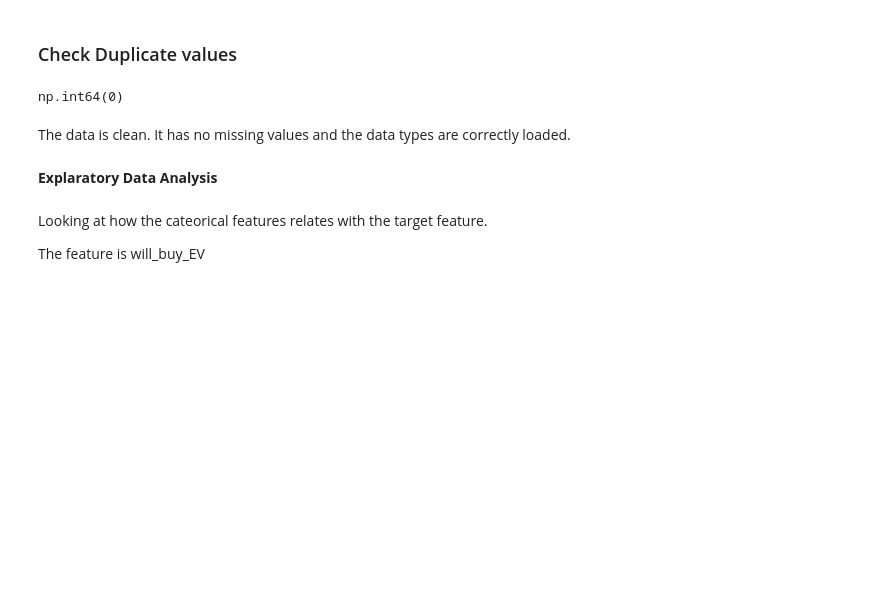
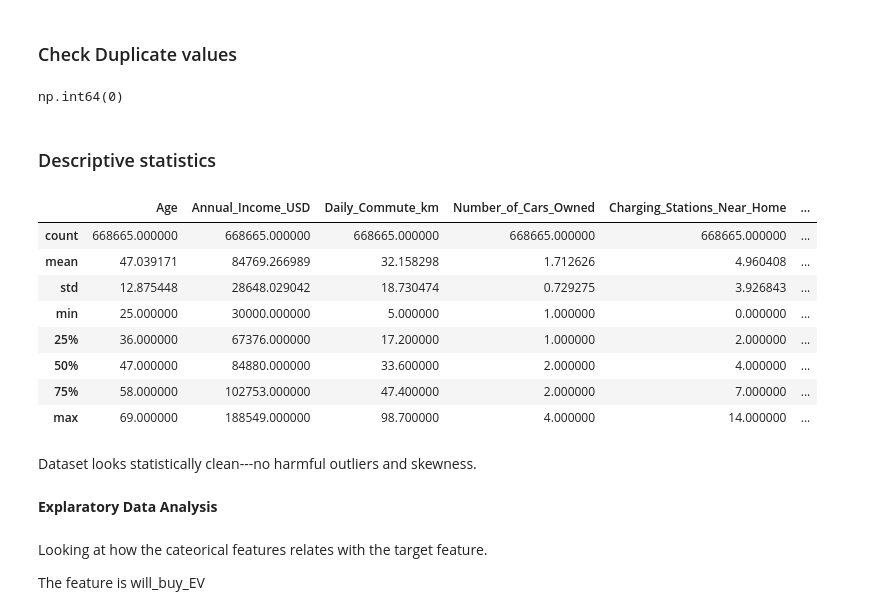
Before and after one commit to Pauloade123/Kaggle-Hackathon, a Jupyter notebook: notebook.ipynb, the cells around one changed output. Saved outputs shown, nothing was run; the diff lists cells and outputs as text; code cells hidden in the pictures; blank space fills up the shorter version.

Commit message:
feat:Add descriptive analysis to notebook

```diff
--- a/notebook.ipynb
+++ b/notebook.ipynb
@@ -83,8 +83,22 @@ dtype: object
 df.duplicated().sum()
 # %% [output]
 np.int64(0)
-# %% [markdown]
-The data is clean. It has no missing values and the data types are correctly loaded.
+# %% [markdown]
+### Descriptive statistics
+# %%
+df.describe()
+# %% [output]
+|  | Age | Annual_Income_USD | Daily_Commute_km | Number_of_Cars_Owned | Charging_Stations_Near_Home | ... |
+| count | 668665.000000 | 668665.000000 | 668665.000000 | 668665.000000 | 668665.000000 | ... |
+| mean | 47.039171 | 84769.266989 | 32.158298 | 1.712626 | 4.960408 | ... |
+| std | 12.875448 | 28648.029042 | 18.730474 | 0.729275 | 3.926843 | ... |
+| min | 25.000000 | 30000.000000 | 5.000000 | 1.000000 | 0.000000 | ... |
+| 25% | 36.000000 | 67376.000000 | 17.200000 | 1.000000 | 2.000000 | ... |
+| 50% | 47.000000 | 84880.000000 | 33.600000 | 2.000000 | 4.000000 | ... |
+| 75% | 58.000000 | 102753.000000 | 47.400000 | 2.000000 | 7.000000 | ... |
+| max | 69.000000 | 188549.000000 | 98.700000 | 4.000000 | 14.000000 | ... |
+# %% [markdown]
+Dataset looks statistically clean---no harmful outliers and skewness.
 # %% [markdown]
 **Explaratory Data Analysis**
 # %% [markdown]
```
